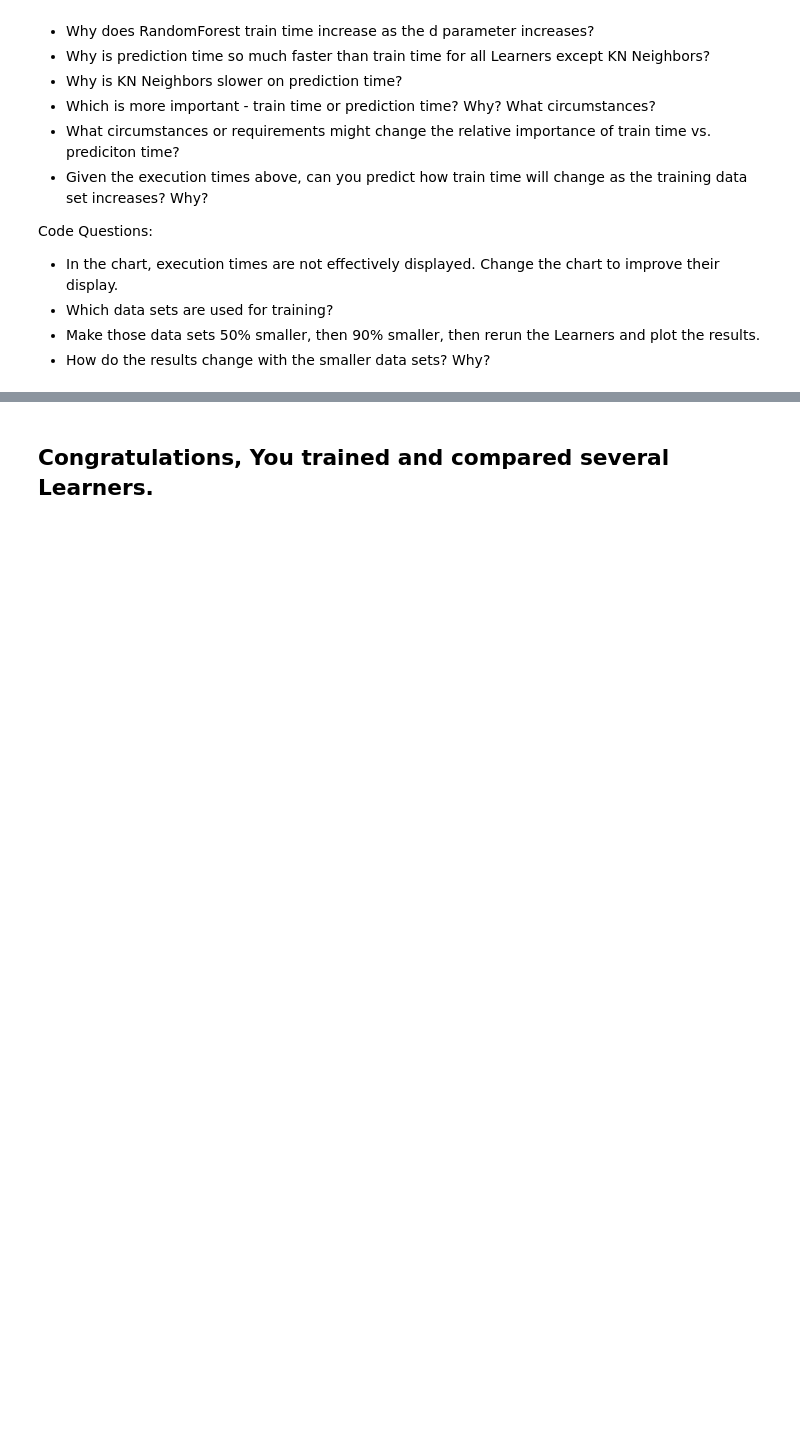
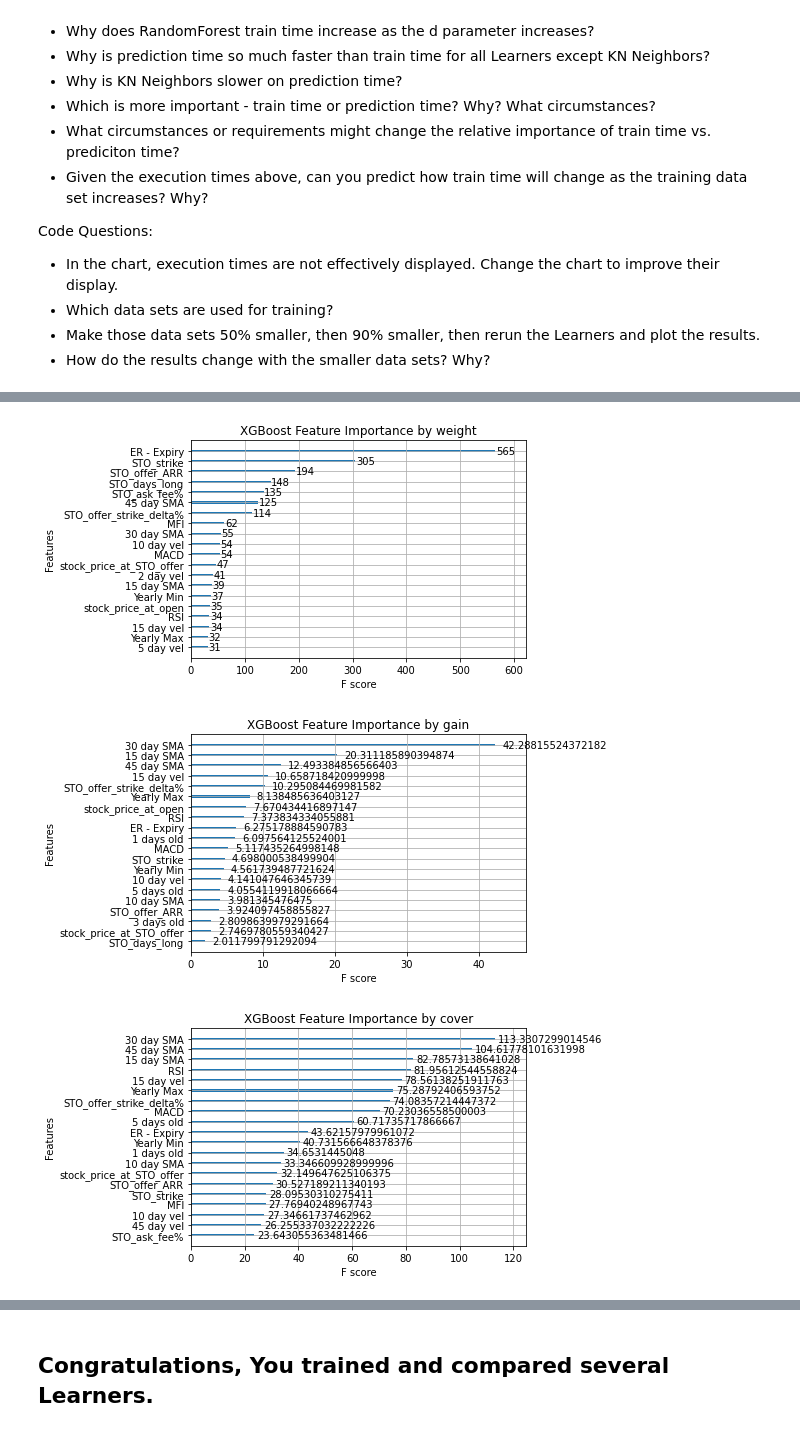
Before and after one commit to CajunCal/OptionTradingNotebooksXOM, a Jupyter notebook: OptionsTrainLearners-D1.ipynb, the cells around one changed output, grey strips where cells are left out. Saved outputs shown, nothing was run; the diff lists cells and outputs as text; code cells hidden in the pictures; blank space fills up the shorter version.

Commit message:
Added XGB learning metrics
Gain, cover, weight

```diff
--- a/OptionsTrainLearners-D1.ipynb
+++ b/OptionsTrainLearners-D1.ipynb
@@ -413,0 +420,20 @@ Code Questions:
+# %%
+xgb_fscores = pd.DataFrame()
+xgb_model = XGBClassifier()
+xgb_model.fit(X_train, y_train)
+
+model_file_name = 'xgbc_model.json'
+#xgboost.Booster.dump_model(model_file_name)
+
+importance_types = ['weight', 'gain', 'cover']
+for importance_metric in importance_types:
+#    xgb_fscores[importance_metric] = Booster(model_file = xgbc_model).get_fscore()
+    xgboost.plot_importance(xgb_model, importance_type = importance_metric, max_num_features = 20)
+#    Booster.get_fscore()
+    plot_title = 'XGBoost Feature Importance by '+ importance_metric
+    plt.title(plot_title)
+    plt.show()
+# %% [output]
+[figure, added]
+[figure, added]
+[figure, added]
```
Also changed, not shown: parts of 7 cells of this notebook, 4 other files.
